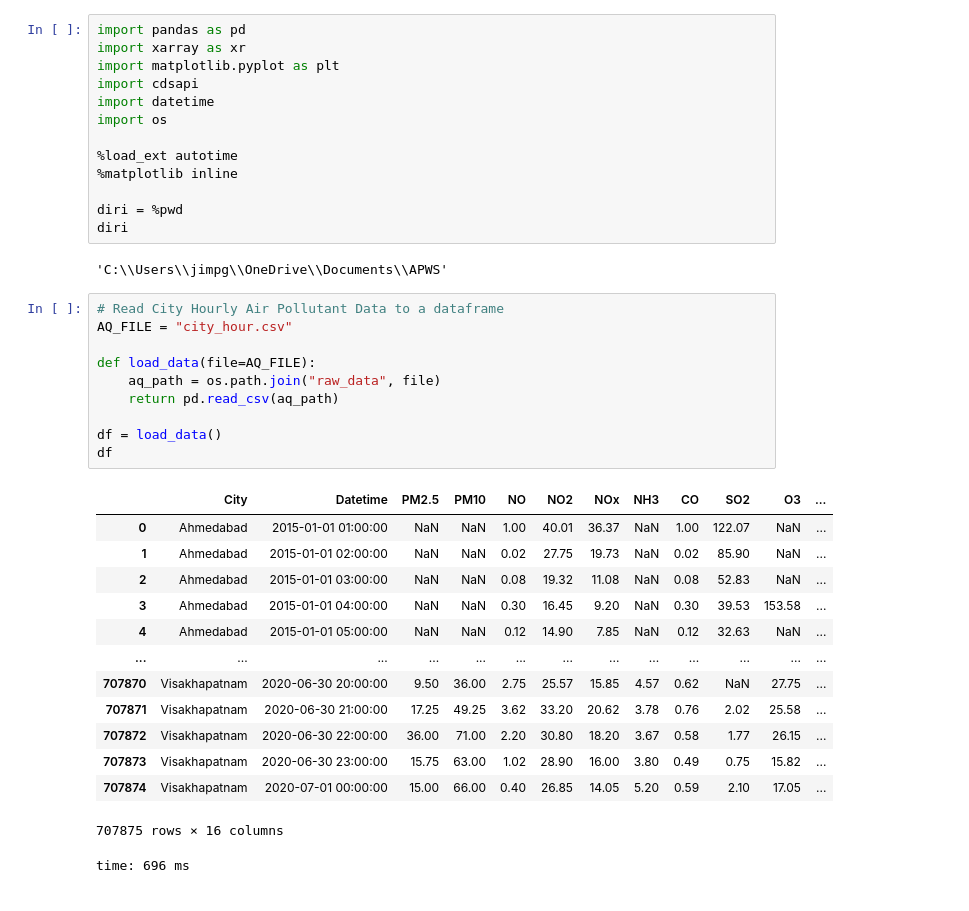
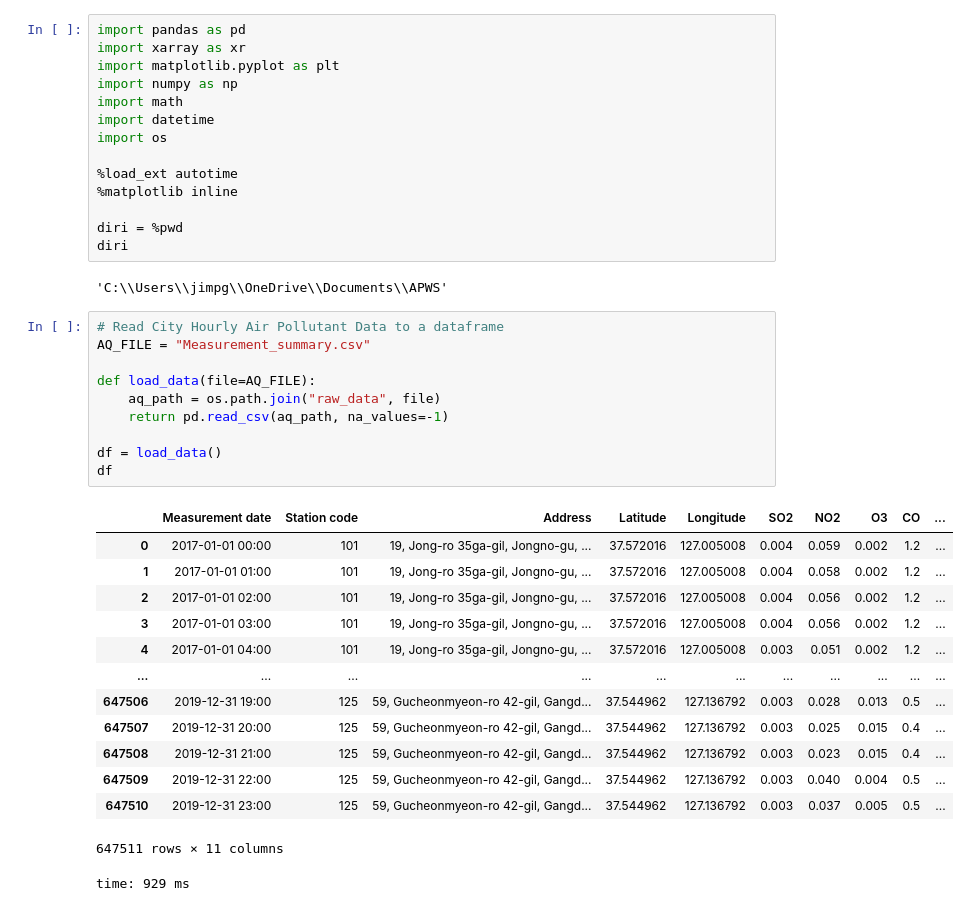
Before and after one commit to jgib124/Air-Quality-Warning-System, a Jupyter notebook: preprocessing.ipynb, the cells around one changed output. Cells and saved outputs as stored; diff of their text form.

```diff
--- a/preprocessing.ipynb
+++ b/preprocessing.ipynb
@@ -2,7 +2,8 @@
 import pandas as pd
 import xarray as xr
 import matplotlib.pyplot as plt
-import cdsapi
+import numpy as np
+import math
 import datetime
 import os
 
@@ -15,29 +16,29 @@ diri
 'C:\\Users\\jimpg\\OneDrive\\Documents\\APWS'
 # %%
 # Read City Hourly Air Pollutant Data to a dataframe
-AQ_FILE = "city_hour.csv"
+AQ_FILE = "Measurement_summary.csv"
 
 def load_data(file=AQ_FILE):
     aq_path = os.path.join("raw_data", file)
-    return pd.read_csv(aq_path)
+    return pd.read_csv(aq_path, na_values=-1)
 
 df = load_data()
 df
 # %% [output]
-|  | City | Datetime | PM2.5 | PM10 | NO | NO2 | NOx | NH3 | CO | SO2 | O3 | ... |
-| 0 | Ahmedabad | 2015-01-01 01:00:00 | NaN | NaN | 1.00 | 40.01 | 36.37 | NaN | 1.00 | 122.07 | NaN | ... |
-| 1 | Ahmedabad | 2015-01-01 02:00:00 | NaN | NaN | 0.02 | 27.75 | 19.73 | NaN | 0.02 | 85.90 | NaN | ... |
-| 2 | Ahmedabad | 2015-01-01 03:00:00 | NaN | NaN | 0.08 | 19.32 | 11.08 | NaN | 0.08 | 52.83 | NaN | ... |
-| 3 | Ahmedabad | 2015-01-01 04:00:00 | NaN | NaN | 0.30 | 16.45 | 9.20 | NaN | 0.30 | 39.53 | 153.58 | ... |
-| 4 | Ahmedabad | 2015-01-01 05:00:00 | NaN | NaN | 0.12 | 14.90 | 7.85 | NaN | 0.12 | 32.63 | NaN | ... |
-| ... | ... | ... | ... | ... | ... | ... | ... | ... | ... | ... | ... | ... |
-| 707870 | Visakhapatnam | 2020-06-30 20:00:00 | 9.50 | 36.00 | 2.75 | 25.57 | 15.85 | 4.57 | 0.62 | NaN | 27.75 | ... |
-| 707871 | Visakhapatnam | 2020-06-30 21:00:00 | 17.25 | 49.25 | 3.62 | 33.20 | 20.62 | 3.78 | 0.76 | 2.02 | 25.58 | ... |
-| 707872 | Visakhapatnam | 2020-06-30 22:00:00 | 36.00 | 71.00 | 2.20 | 30.80 | 18.20 | 3.67 | 0.58 | 1.77 | 26.15 | ... |
-| 707873 | Visakhapatnam | 2020-06-30 23:00:00 | 15.75 | 63.00 | 1.02 | 28.90 | 16.00 | 3.80 | 0.49 | 0.75 | 15.82 | ... |
-| 707874 | Visakhapatnam | 2020-07-01 00:00:00 | 15.00 | 66.00 | 0.40 | 26.85 | 14.05 | 5.20 | 0.59 | 2.10 | 17.05 | ... |
+|  | Measurement date | Station code | Address | Latitude | Longitude | SO2 | NO2 | O3 | CO | ... |
+| 0 | 2017-01-01 00:00 | 101 | 19, Jong-ro 35ga-gil, Jongno-gu, ... | 37.572016 | 127.005008 | 0.004 | 0.059 | 0.002 | 1.2 | ... |
+| 1 | 2017-01-01 01:00 | 101 | 19, Jong-ro 35ga-gil, Jongno-gu, ... | 37.572016 | 127.005008 | 0.004 | 0.058 | 0.002 | 1.2 | ... |
+| 2 | 2017-01-01 02:00 | 101 | 19, Jong-ro 35ga-gil, Jongno-gu, ... | 37.572016 | 127.005008 | 0.004 | 0.056 | 0.002 | 1.2 | ... |
+| 3 | 2017-01-01 03:00 | 101 | 19, Jong-ro 35ga-gil, Jongno-gu, ... | 37.572016 | 127.005008 | 0.004 | 0.056 | 0.002 | 1.2 | ... |
+| 4 | 2017-01-01 04:00 | 101 | 19, Jong-ro 35ga-gil, Jongno-gu, ... | 37.572016 | 127.005008 | 0.003 | 0.051 | 0.002 | 1.2 | ... |
+| ... | ... | ... | ... | ... | ... | ... | ... | ... | ... | ... |
+| 647506 | 2019-12-31 19:00 | 125 | 59, Gucheonmyeon-ro 42-gil, Gangd... | 37.544962 | 127.136792 | 0.003 | 0.028 | 0.013 | 0.5 | ... |
+| 647507 | 2019-12-31 20:00 | 125 | 59, Gucheonmyeon-ro 42-gil, Gangd... | 37.544962 | 127.136792 | 0.003 | 0.025 | 0.015 | 0.4 | ... |
+| 647508 | 2019-12-31 21:00 | 125 | 59, Gucheonmyeon-ro 42-gil, Gangd... | 37.544962 | 127.136792 | 0.003 | 0.023 | 0.015 | 0.4 | ... |
+| 647509 | 2019-12-31 22:00 | 125 | 59, Gucheonmyeon-ro 42-gil, Gangd... | 37.544962 | 127.136792 | 0.003 | 0.040 | 0.004 | 0.5 | ... |
+| 647510 | 2019-12-31 23:00 | 125 | 59, Gucheonmyeon-ro 42-gil, Gangd... | 37.544962 | 127.136792 | 0.003 | 0.037 | 0.005 | 0.5 | ... |
-707875 rows × 16 columns
+647511 rows × 11 columns
-time: 696 ms
+time: 929 ms
 # %%
 df.info()
 # %% [output]
```
Also changed, not shown: parts of 31 cells of this notebook.
